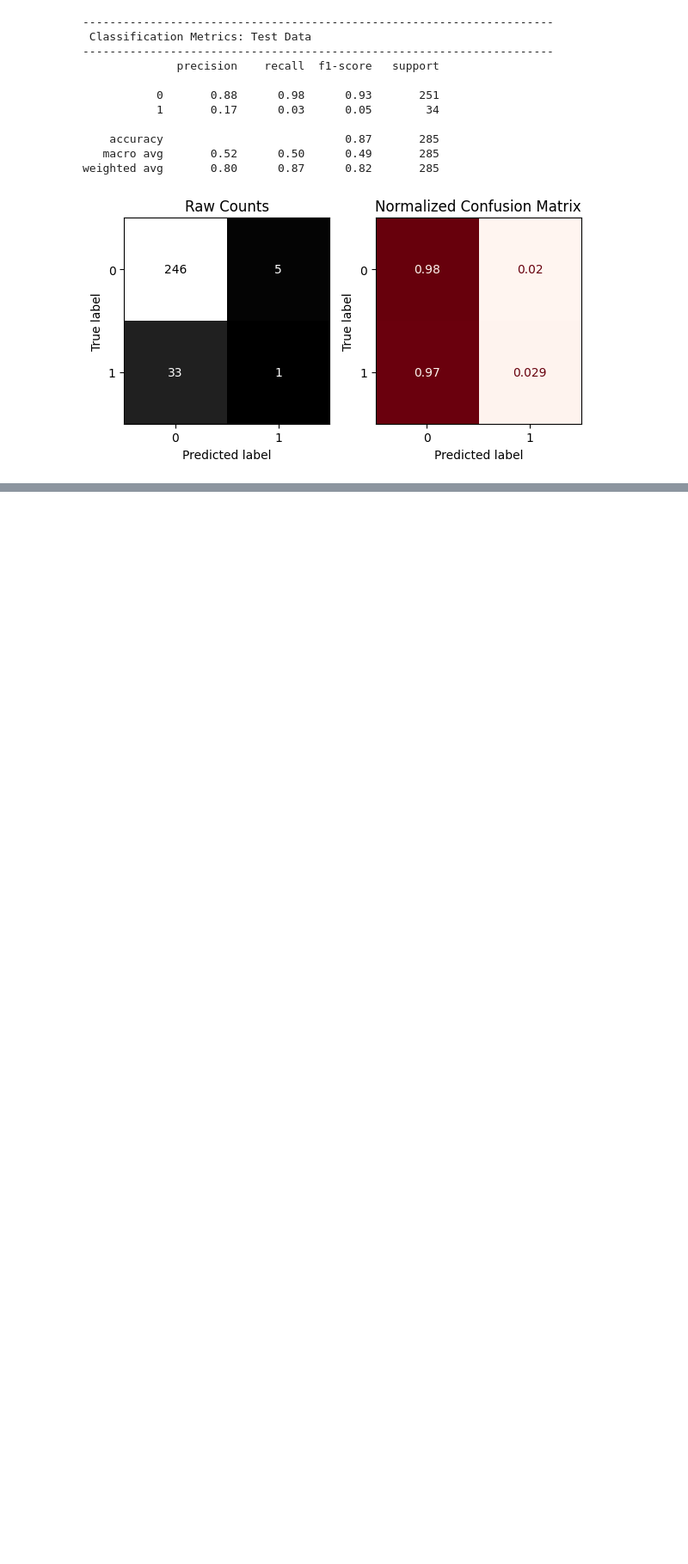
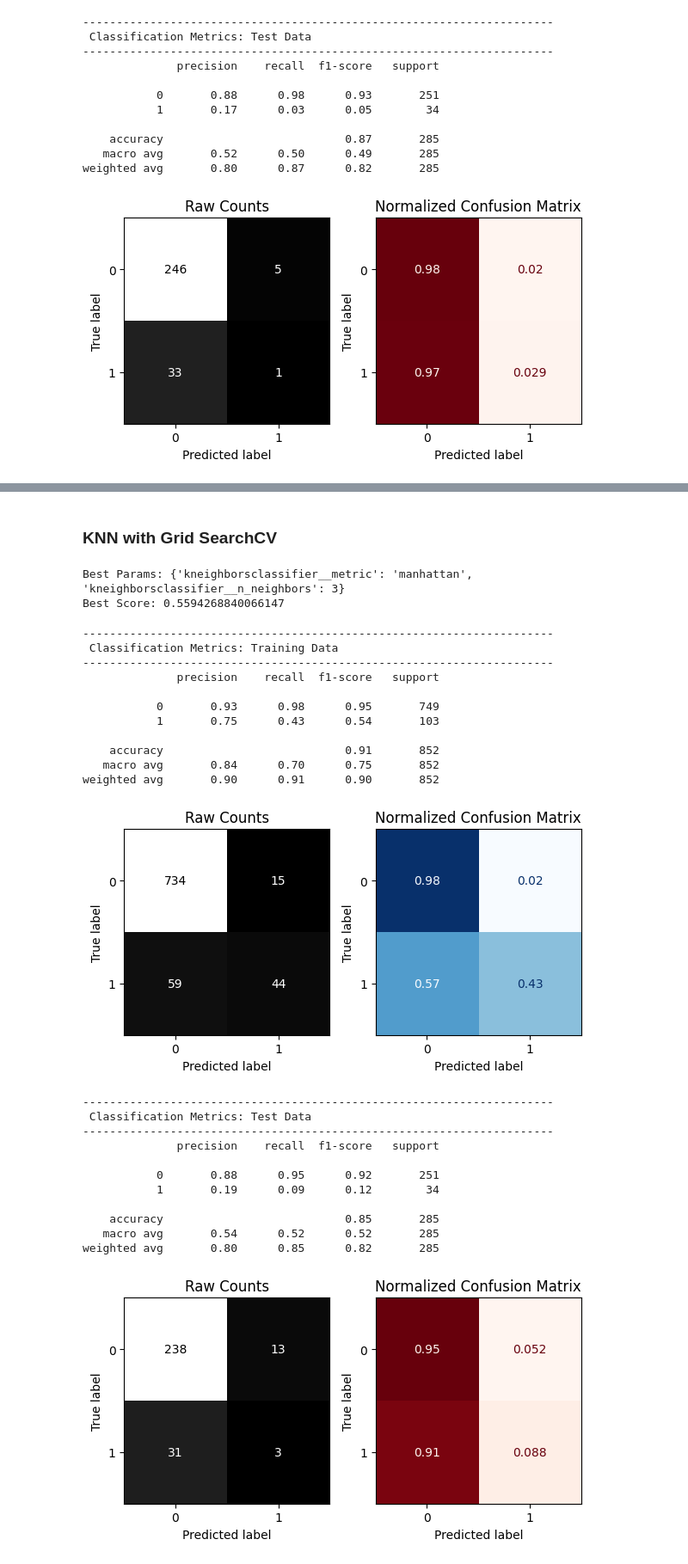
Before and after one commit to laramutair/Classification-model-learning, a Jupyter notebook: Stroke_Classification_Dataset.ipynb, the cells around one changed output, grey strips where cells are left out. Shown at 86% size. Cells and saved outputs as stored; diff of their text form; code cells hidden in the pictures; blank space fills up the shorter version.

```diff
--- a/Stroke_Classification_Dataset.ipynb
+++ b/Stroke_Classification_Dataset.ipynb
@@ -355,8 +357,3 @@ were correctly identified by the model.
 ## 1) Logistic Regression
 # %% [markdown]
 ### a) Start by creating and evaluating a default logistic regression model using appropriate metrics and a confusion matrix.
-# %%
-defalt = LogisticRegression(random_state=42)
-defalt_pipe = make_pipeline(preprocessor, defalt)
-# Fit the model on the training data
-defalt_pipe.fit(X_train, y_train)
@@ -460,0 +547,52 @@ weighted avg       0.80      0.87      0.82       285
+# %% [markdown]
+### KNN with Grid SearchCV
+# %%
+param_grid_knn = {
+    'kneighborsclassifier__n_neighbors': [3, 5, 7, 11, 15, 21],
+    'kneighborsclassifier__metric': ['euclidean', 'manhattan']
+}
+
+knn_tuned = KNeighborsClassifier()
+knn_tuned_pipe = make_pipeline(preprocessor, knn_tuned)
+
+grid_knn = GridSearchCV(
+    knn_tuned_pipe,
+    param_grid_knn,
+    scoring='recall_macro',
+    cv=3,
+    n_jobs=-1
+)
+grid_knn.fit(X_train, y_train)
+
+print("Best Params:", grid_knn.best_params_)
+print("Best Score:", grid_knn.best_score_)
+# %% [output]
+Best Params: {'kneighborsclassifier__metric': 'manhattan', 'kneighborsclassifier__n_neighbors': 3}
+Best Score: 0.5594268840066147
+# %%
+evaluate_classification(grid_knn, X_train, y_train, X_test, y_test)
+# %% [output]
+----------------------------------------------------------------------
+ Classification Metrics: Training Data
+----------------------------------------------------------------------
+              precision    recall  f1-score   support
+
+           0       0.93      0.98      0.95       749
+           1       0.75      0.43      0.54       103
+
+    accuracy                           0.91       852
+   macro avg       0.84      0.70      0.75       852
+weighted avg       0.90      0.91      0.90       852
+[figure, added]
+----------------------------------------------------------------------
+ Classification Metrics: Test Data
+----------------------------------------------------------------------
+              precision    recall  f1-score   support
+
+           0       0.88      0.95      0.92       251
+           1       0.19      0.09      0.12        34
+
+    accuracy                           0.85       285
+   macro avg       0.54      0.52      0.52       285
+weighted avg       0.80      0.85      0.82       285
+[figure, added]
```
Also changed, not shown: parts of 18 cells of this notebook.
